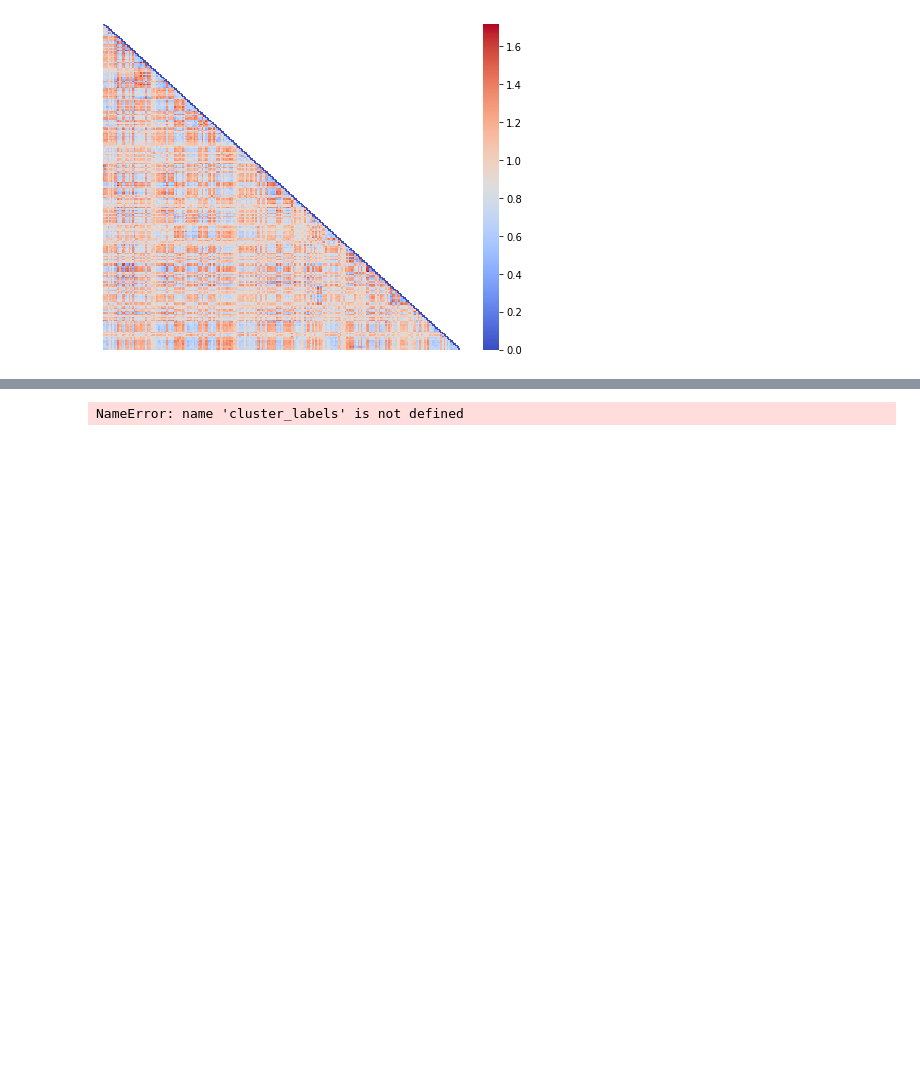
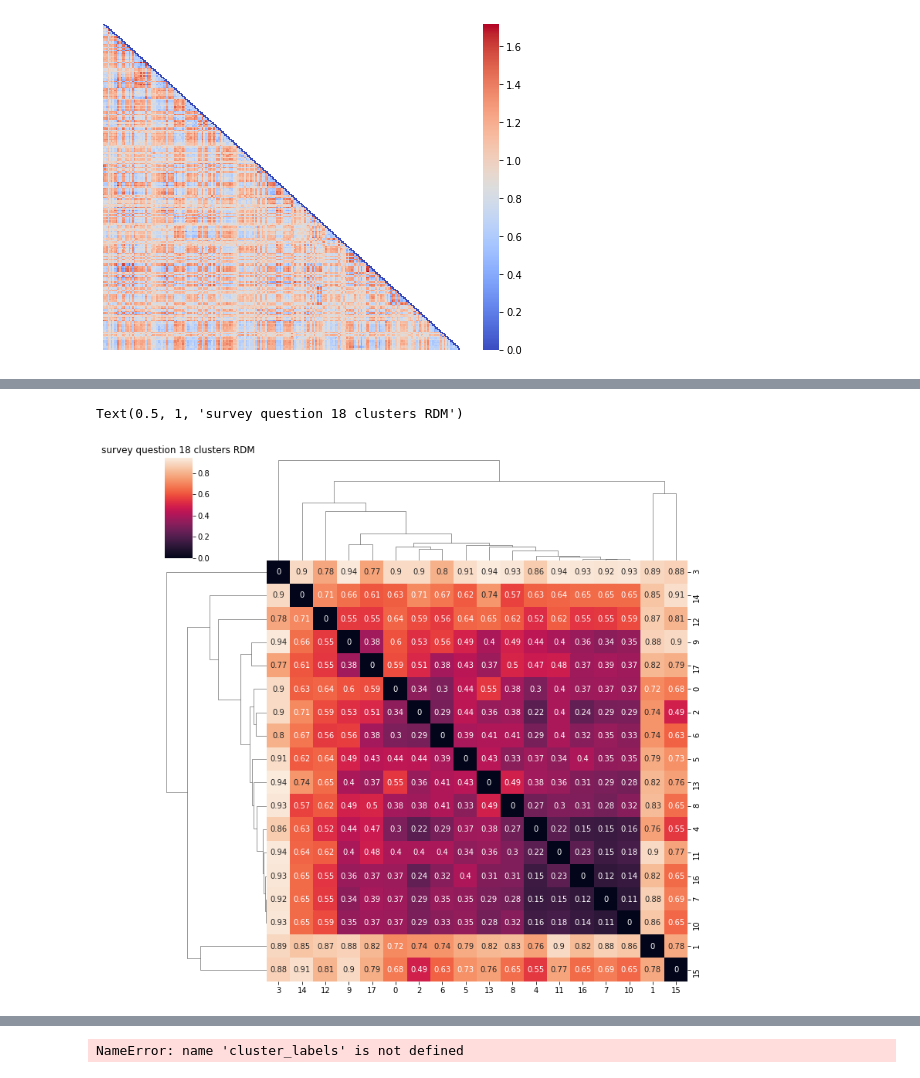
Before and after one commit to ericabusch/RDM_resources, a Jupyter notebook: RDMs.ipynb, the cells around one changed output, grey strips where cells are left out. Saved outputs shown, nothing was run; the diff lists cells and outputs as text; code cells hidden in the pictures; blank space fills up the shorter version.

```diff
--- a/RDMs.ipynb
+++ b/RDMs.ipynb
@@ -67,0 +88,7 @@ Text(0.5, 1, '16 cluster question RDM')
+# %%
+# Visualize cluster RDMs
+sns.clustermap(cluster_RDM_results[18],metric='correlation',annot=True)
+plt.title('survey question 18 clusters RDM')
+# %% [output]
+Text(0.5, 1, 'survey question 18 clusters RDM')
+[figure, added]
```
Also changed, not shown: parts of 17 cells of this notebook.
